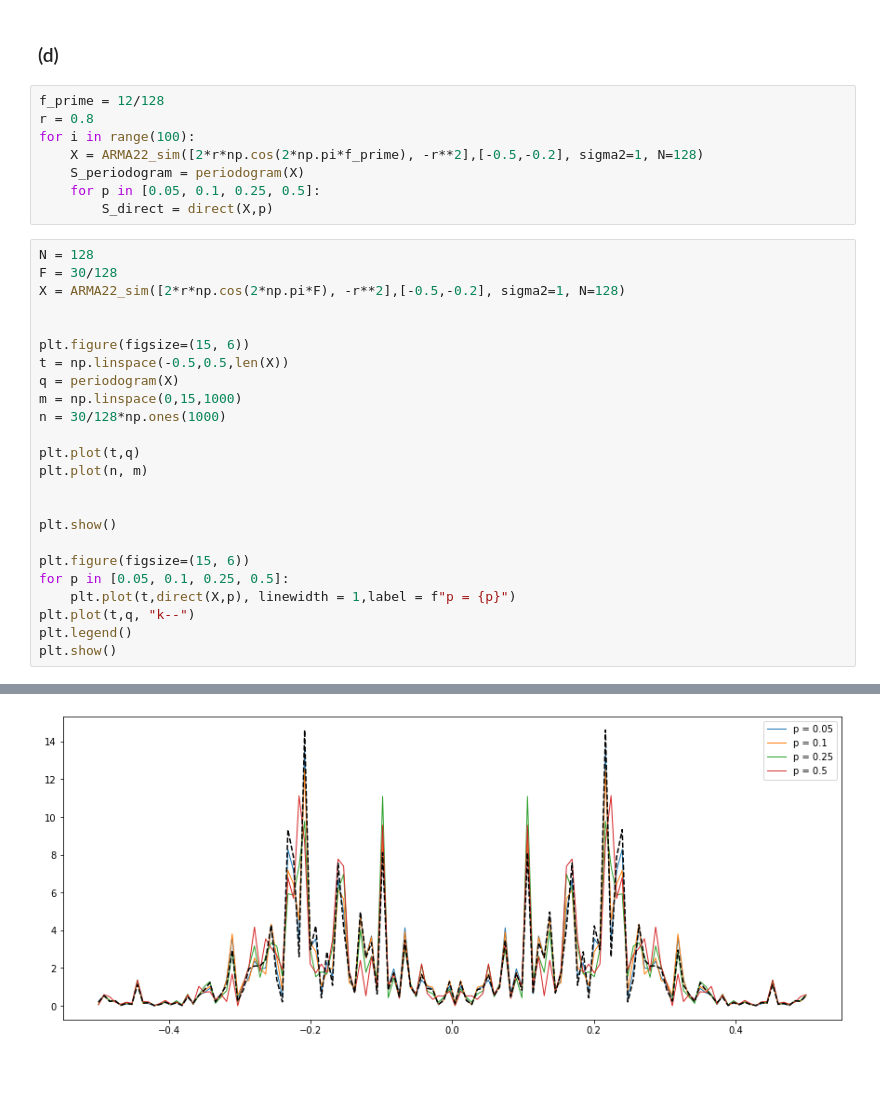
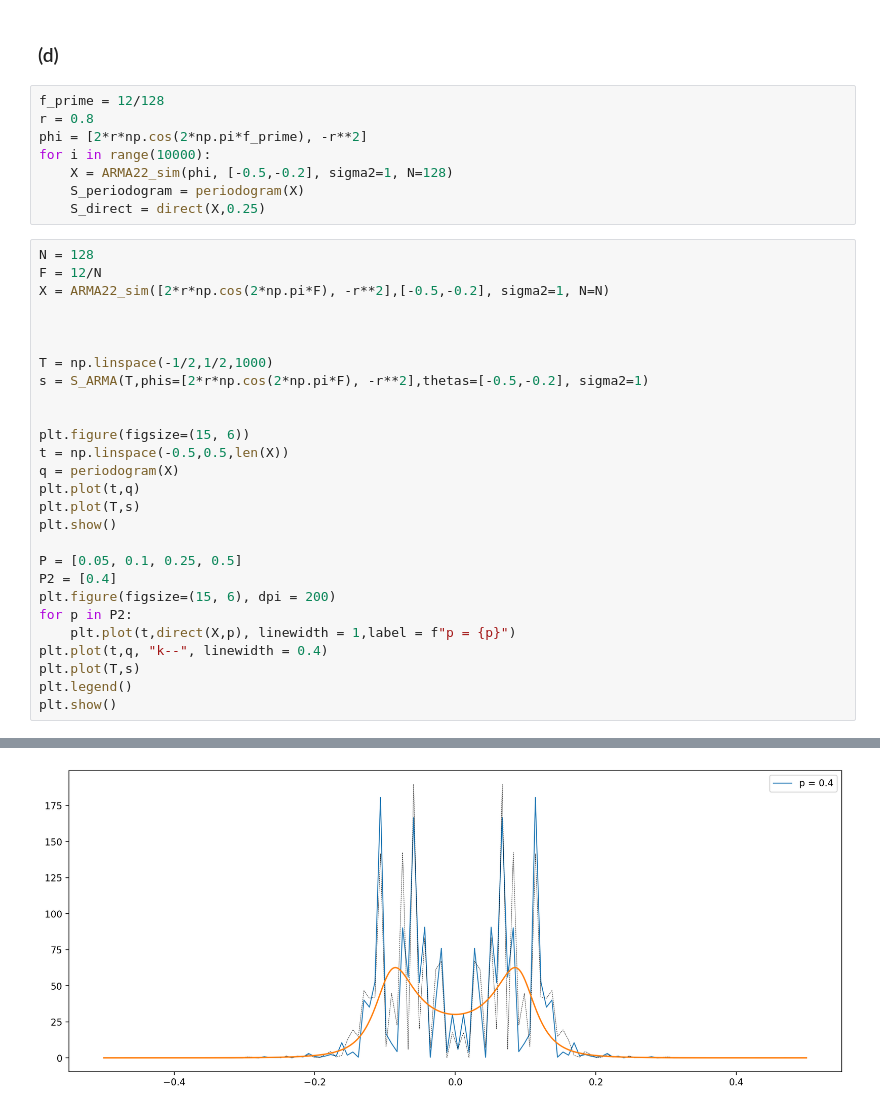
Before and after one commit to ivankirev13/Fitting-and-Forecasting-Autoregressive-Moving-Average-Processes, a Jupyter notebook: Time Series Analysis Coursework.ipynb, the cells around one changed output, grey strips where cells are left out. Saved outputs shown, nothing was run; the diff lists cells and outputs as text; blank space fills up the shorter version.

```diff
--- a/Time Series Analysis Coursework.ipynb
+++ b/Time Series Analysis Coursework.ipynb
@@ -200,33 +195,36 @@ def direct(X,p):
 # %%
 f_prime = 12/128
 r = 0.8
-for i in range(100):
-    X = ARMA22_sim([2*r*np.cos(2*np.pi*f_prime), -r**2],[-0.5,-0.2], sigma2=1, N=128)
+phi = [2*r*np.cos(2*np.pi*f_prime), -r**2]
+for i in range(10000):
+    X = ARMA22_sim(phi, [-0.5,-0.2], sigma2=1, N=128)
     S_periodogram = periodogram(X)
-    for p in [0.05, 0.1, 0.25, 0.5]:
-        S_direct = direct(X,p)
+    S_direct = direct(X,0.25)
 # %%
 N = 128
-F = 30/128
-X = ARMA22_sim([2*r*np.cos(2*np.pi*F), -r**2],[-0.5,-0.2], sigma2=1, N=128)
+F = 12/N
+X = ARMA22_sim([2*r*np.cos(2*np.pi*F), -r**2],[-0.5,-0.2], sigma2=1, N=N)
+
+
+
+T = np.linspace(-1/2,1/2,1000)
+s = S_ARMA(T,phis=[2*r*np.cos(2*np.pi*F), -r**2],thetas=[-0.5,-0.2], sigma2=1)
 
 
 plt.figure(figsize=(15, 6))
 t = np.linspace(-0.5,0.5,len(X))
 q = periodogram(X)
-m = np.linspace(0,15,1000)
-n = 30/128*np.ones(1000)
-
 plt.plot(t,q)
-plt.plot(n, m)
-
-
+plt.plot(T,s)
 plt.show()
 
-plt.figure(figsize=(15, 6))
-for p in [0.05, 0.1, 0.25, 0.5]:
+P = [0.05, 0.1, 0.25, 0.5]
+P2 = [0.4]
+plt.figure(figsize=(15, 6), dpi = 200)
+for p in P2:
     plt.plot(t,direct(X,p), linewidth = 1,label = f"p = {p}")
-plt.plot(t,q, "k--")
+plt.plot(t,q, "k--", linewidth = 0.4)
+plt.plot(T,s)
 plt.legend()
 plt.show()
 # %% [output]
@@ -234 +232 @@ plt.show()
-[figure, old version]
+[figure, new version]
```
Also changed, not shown: parts of 6 cells of this notebook, 1 other file.
